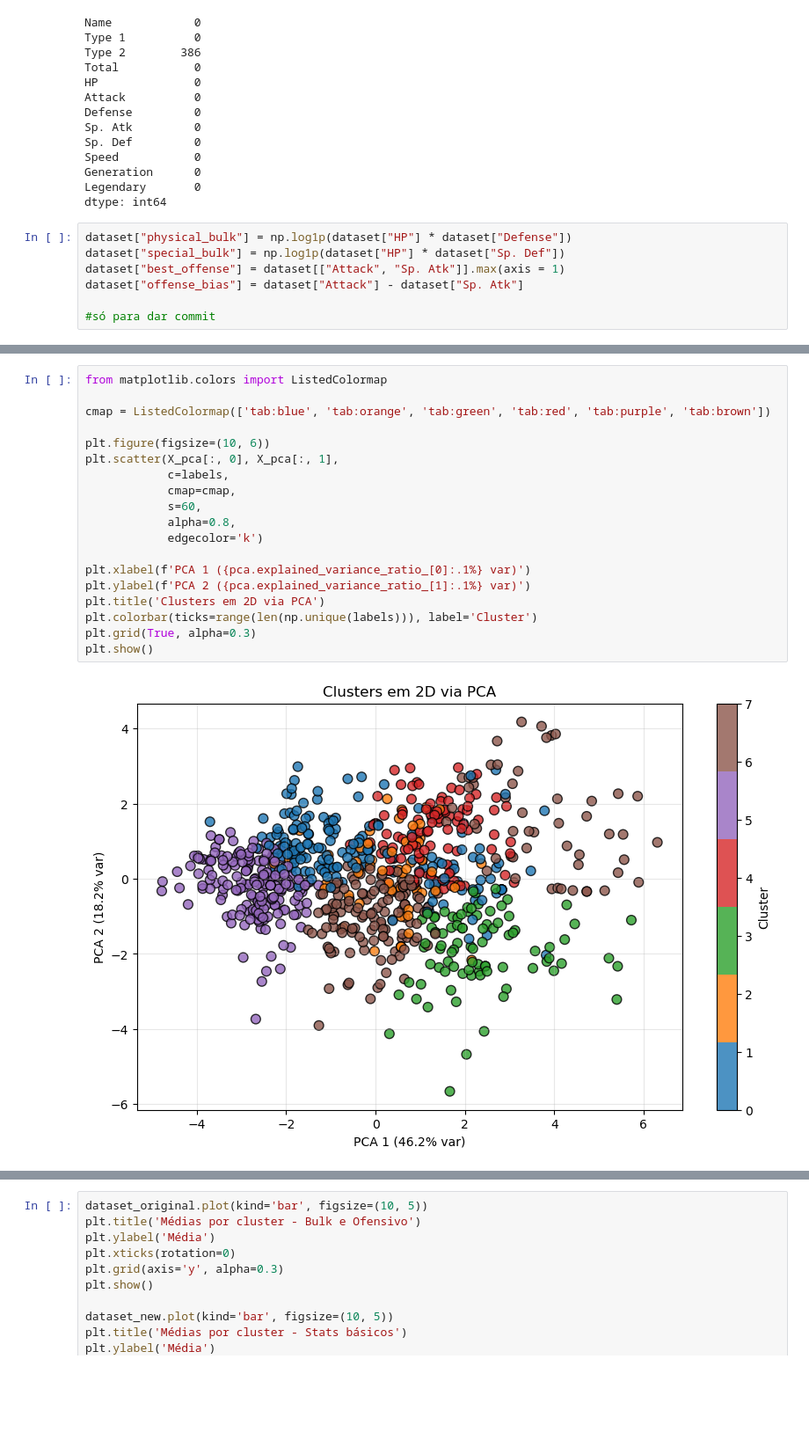
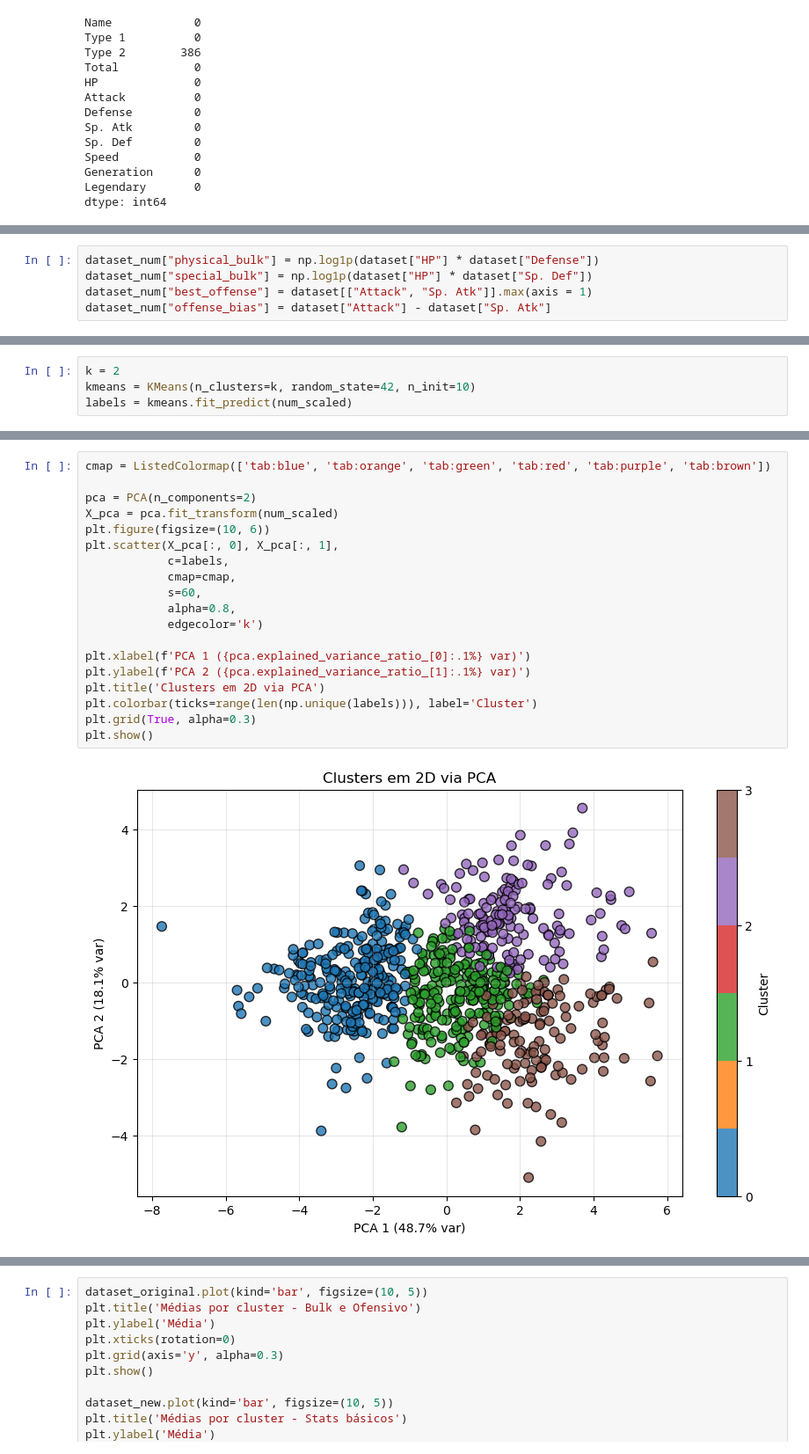
Before and after one commit to tiago2806/ml_pokemon, a Jupyter notebook: modelling.ipynb, the cells around one changed output, grey strips where cells are left out. Shown at 88% size. Saved outputs shown, nothing was run; the diff lists cells and outputs as text; blank space fills up the shorter version.

```diff
--- a/modelling.ipynb
+++ b/modelling.ipynb
@@ -44,13 +43,6 @@ Speed           0
 Generation      0
 Legendary       0
 dtype: int64
-# %%
-dataset["physical_bulk"] = np.log1p(dataset["HP"] * dataset["Defense"])
-dataset["special_bulk"] = np.log1p(dataset["HP"] * dataset["Sp. Def"])
-dataset["best_offense"] = dataset[["Attack", "Sp. Atk"]].max(axis = 1)
-dataset["offense_bias"] = dataset["Attack"] - dataset["Sp. Atk"]
-
-#só para dar commit
 # %%
 dataset_num = dataset.select_dtypes(include= 'number')
 dataset_cat = dataset.select_dtypes(exclude = 'number')
@@ -68,0 +61,5 @@ dataset_num.drop(['Total', 'Generation'], axis = 1, inplace=True)
+# %%
+dataset_num["physical_bulk"] = np.log1p(dataset["HP"] * dataset["Defense"])
+dataset_num["special_bulk"] = np.log1p(dataset["HP"] * dataset["Sp. Def"])
+dataset_num["best_offense"] = dataset[["Attack", "Sp. Atk"]].max(axis = 1)
+dataset_num["offense_bias"] = dataset["Attack"] - dataset["Sp. Atk"]
@@ -135 +151,5 @@ dataset_original
+# %%
+k = 2
+kmeans = KMeans(n_clusters=k, random_state=42, n_init=10)
+labels = kmeans.fit_predict(num_scaled)
 # %%
@@ -149,21 +172,21 @@ dataset_new
 # %%
-from matplotlib.colors import ListedColormap
-
 cmap = ListedColormap(['tab:blue', 'tab:orange', 'tab:green', 'tab:red', 'tab:purple', 'tab:brown'])
 
+pca = PCA(n_components=2)
+X_pca = pca.fit_transform(num_scaled)
 plt.figure(figsize=(10, 6))
 plt.scatter(X_pca[:, 0], X_pca[:, 1],
             c=labels,
             cmap=cmap,
             s=60,
             alpha=0.8,
             edgecolor='k')
 
 plt.xlabel(f'PCA 1 ({pca.explained_variance_ratio_[0]:.1%} var)')
 plt.ylabel(f'PCA 2 ({pca.explained_variance_ratio_[1]:.1%} var)')
 plt.title('Clusters em 2D via PCA')
 plt.colorbar(ticks=range(len(np.unique(labels))), label='Cluster')
 plt.grid(True, alpha=0.3)
 plt.show()
 # %% [output]
-[figure, old version]
+[figure, new version]
```
Also changed, not shown: parts of 20 cells of this notebook.
